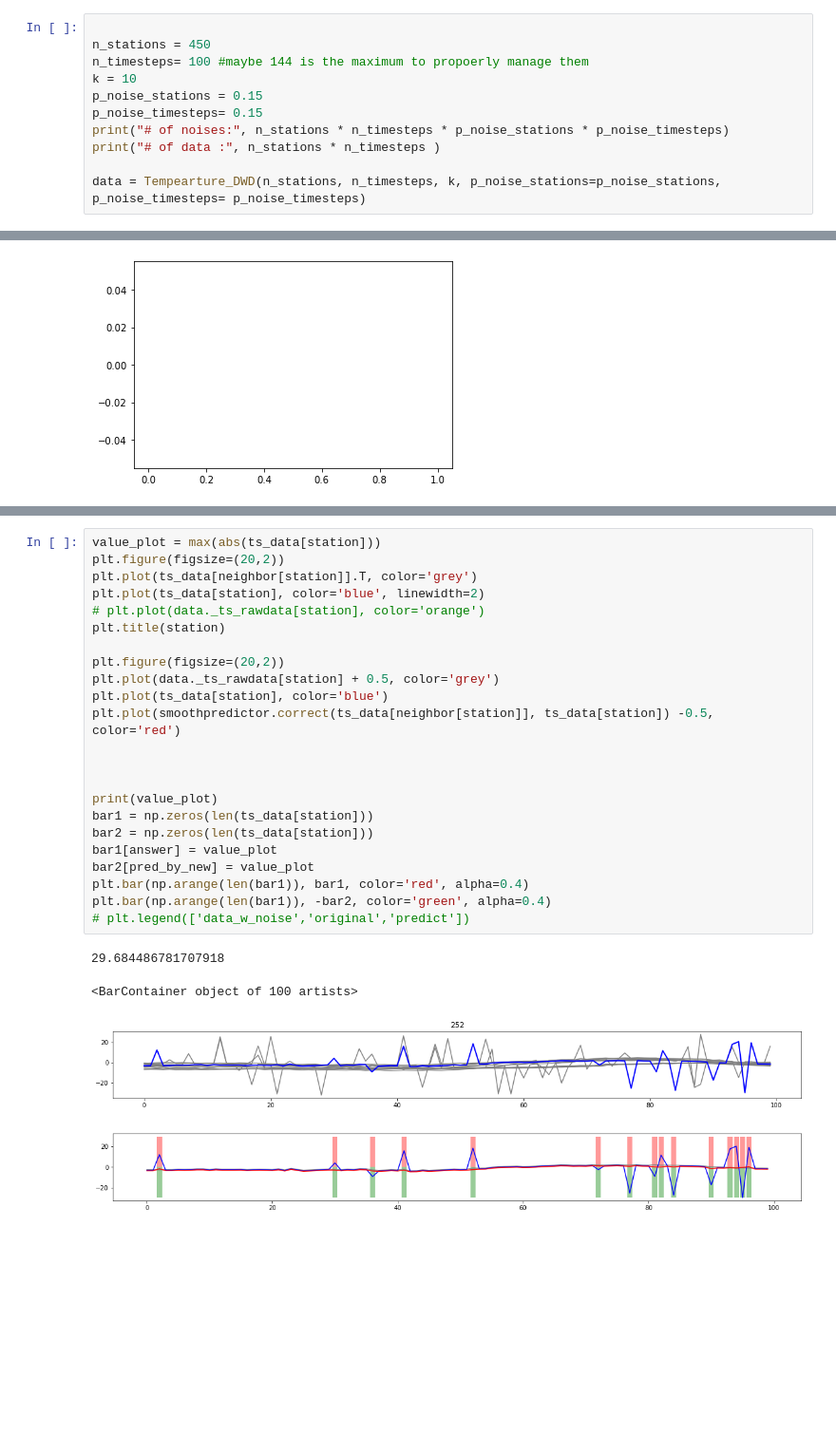
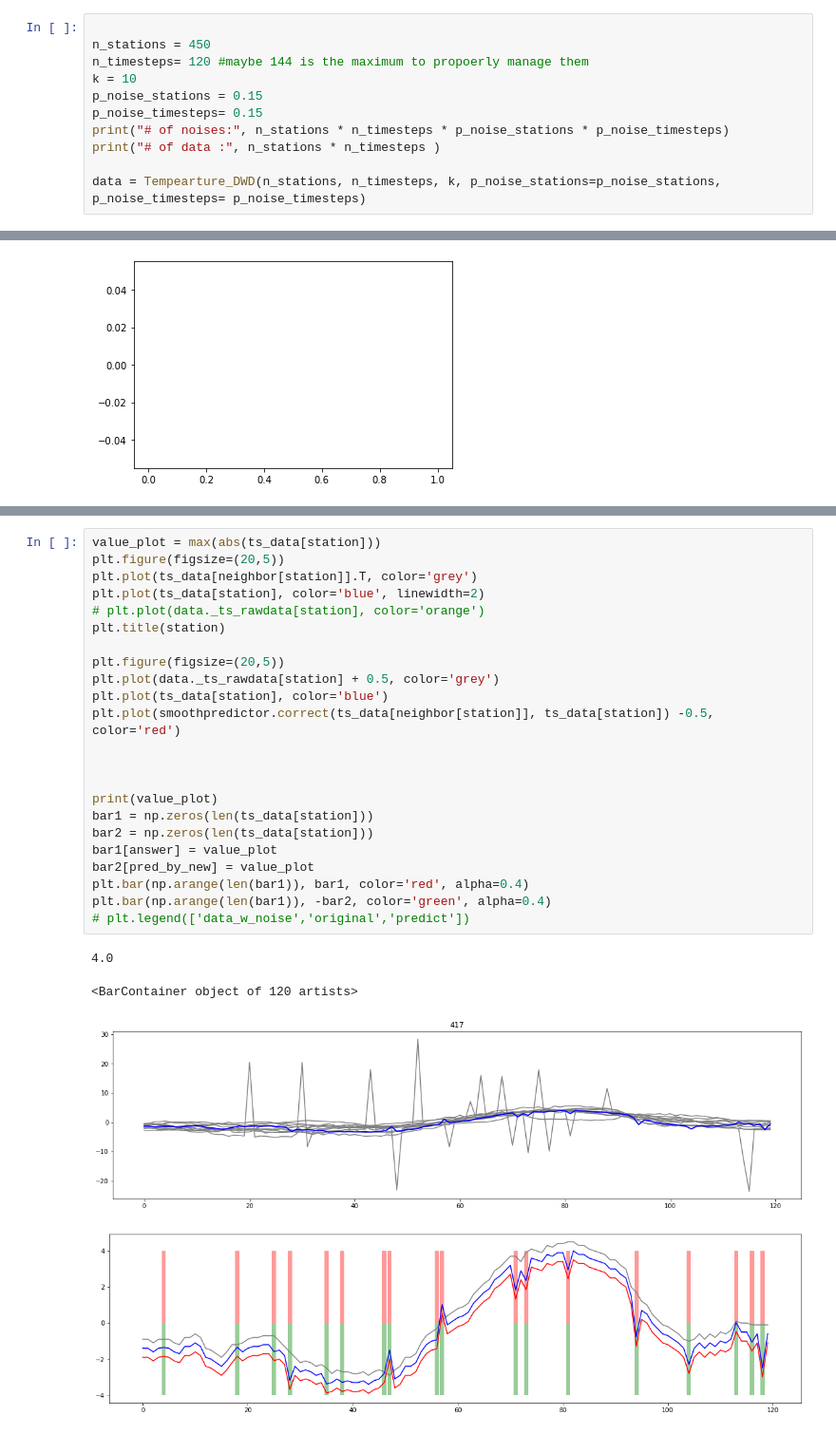
Before and after one commit to bbk0529/EnsembleRegressors, a Jupyter notebook: Various Regressors.ipynb, the cells around one changed output, grey strips where cells are left out. Shown: that part at 95% size. Cells and saved outputs as stored; diff of their text form; blank space fills up the shorter version.

```diff
--- a/Various Regressors.ipynb
+++ b/Various Regressors.ipynb
@@ -12,7 +12,7 @@ theilSenregressor = TheilSenRegressor()
 # %%
 
 n_stations = 450
-n_timesteps= 100 #maybe 144 is the maximum to propoerly manage them
+n_timesteps= 120 #maybe 144 is the maximum to propoerly manage them
 k = 10
 p_noise_stations = 0.15
 p_noise_timesteps= 0.15
@@ -330,28 +330,28 @@ predicted by old [2, 30, 52, 77, 81, 82, 84, 90, 94, 95, 96] 4
 # %%
 value_plot = max(abs(ts_data[station]))
-plt.figure(figsize=(20,2))
+plt.figure(figsize=(20,5))
 plt.plot(ts_data[neighbor[station]].T, color='grey')
 plt.plot(ts_data[station], color='blue', linewidth=2)
 # plt.plot(data._ts_rawdata[station], color='orange')
 plt.title(station)
 
-plt.figure(figsize=(20,2))
+plt.figure(figsize=(20,5))
 plt.plot(data._ts_rawdata[station] + 0.5, color='grey')
 plt.plot(ts_data[station], color='blue')
 plt.plot(smoothpredictor.correct(ts_data[neighbor[station]], ts_data[station]) -0.5, color='red')
 
 
 
 print(value_plot)
 bar1 = np.zeros(len(ts_data[station]))
 bar2 = np.zeros(len(ts_data[station]))
 bar1[answer] = value_plot
 bar2[pred_by_new] = value_plot
 plt.bar(np.arange(len(bar1)), bar1, color='red', alpha=0.4)
 plt.bar(np.arange(len(bar1)), -bar2, color='green', alpha=0.4)
 # plt.legend(['data_w_noise','original','predict'])
 # %% [output]
-29.684486781707918
+4.0
-<BarContainer object of 100 artists>
+<BarContainer object of 120 artists>
-[figure, old version]
+[figure, new version]
-[figure, old version]
+[figure, new version]
```
Also changed, not shown: parts of 5 cells of this notebook, 19 other files.
